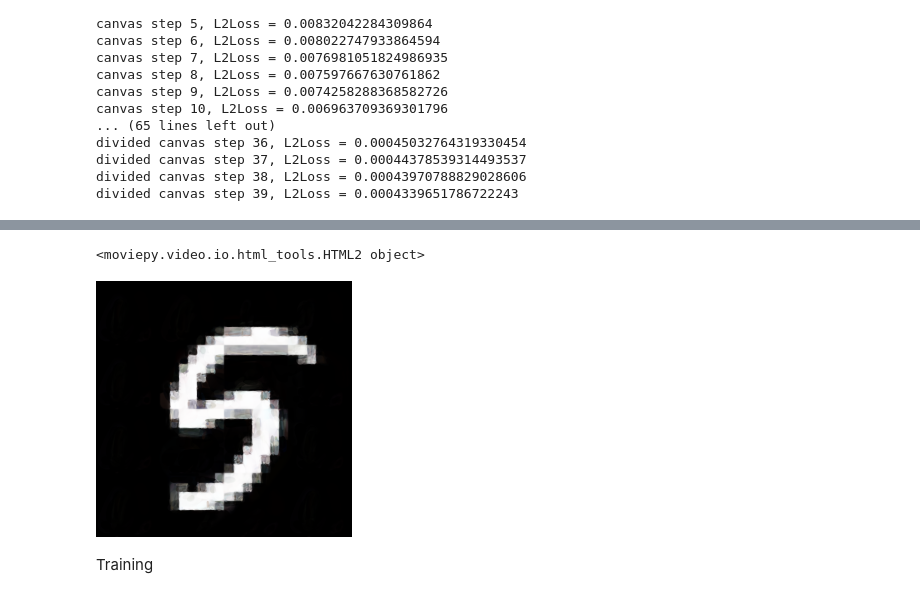
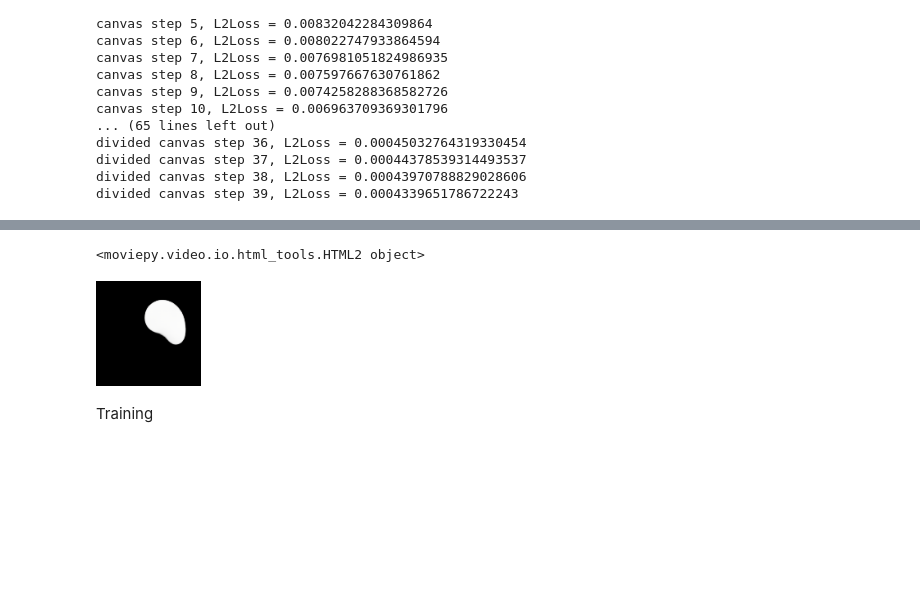
Before and after one commit to eric-yyjau/LearningToPaint, a Jupyter notebook: LearningToPaint.ipynb, the cells around one changed output, grey strips where cells are left out. Cells and saved outputs as stored; diff of their text form; code cells hidden in the pictures; blank space fills up the shorter version.

```diff
--- a/LearningToPaint.ipynb
+++ b/LearningToPaint.ipynb
@@ -129,12 +113,12 @@ File 'video.mp4' already exists. Overwrite ? [y/N] ^C
 # %%
 # !pip install moviepy
 from IPython.display import display, Image
 import moviepy.editor as mpy
 display(mpy.ipython_display('video.mp4', height=256, max_duration=100.))
-display(Image('output/generated399.png'))
+display(Image('output/generated0.png'))
 # %% [output]
 <moviepy.video.io.html_tools.HTML2 object>
-[figure, old version]
+[figure, new version]
 # %% [markdown]
 Training
 # %%
```
Also changed, not shown: parts of 2 cells of this notebook, 1 other file.
